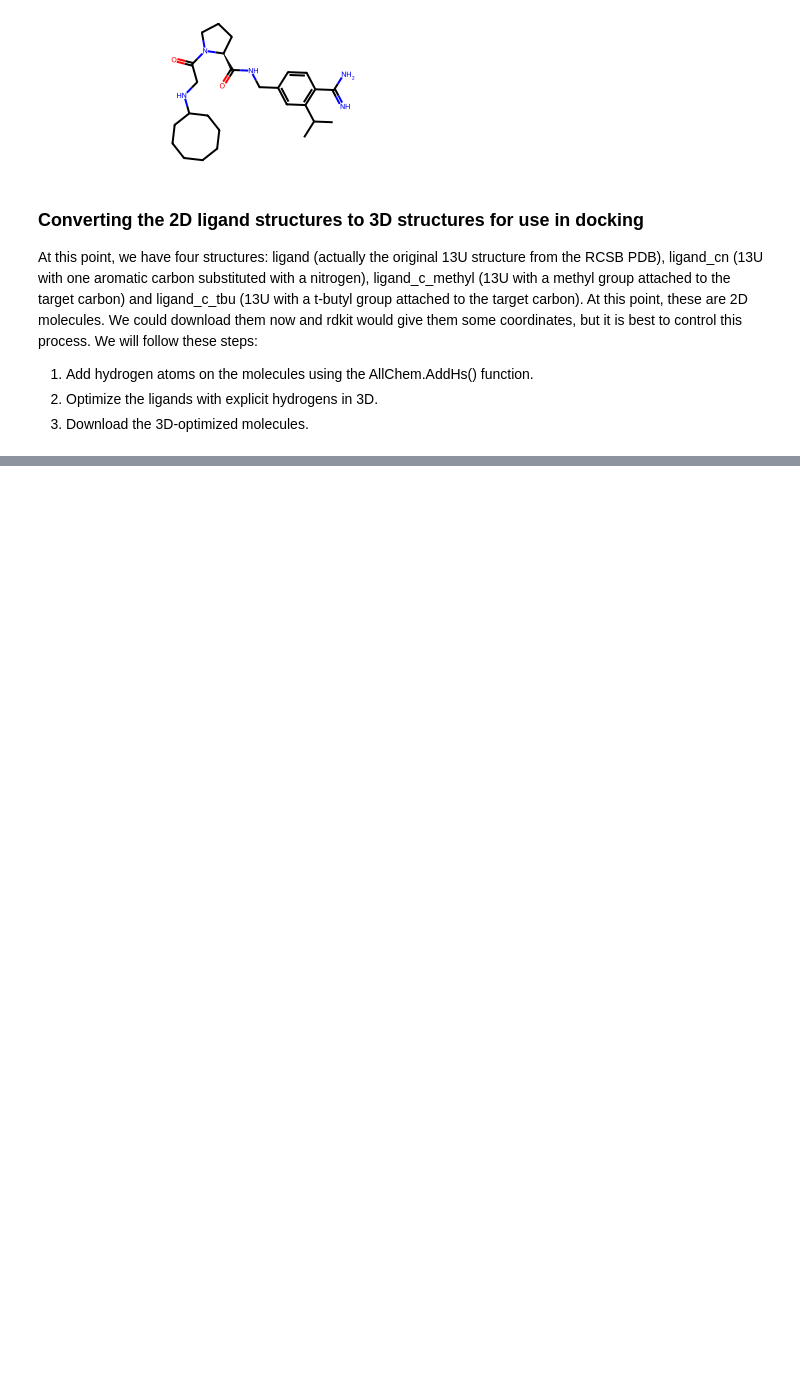
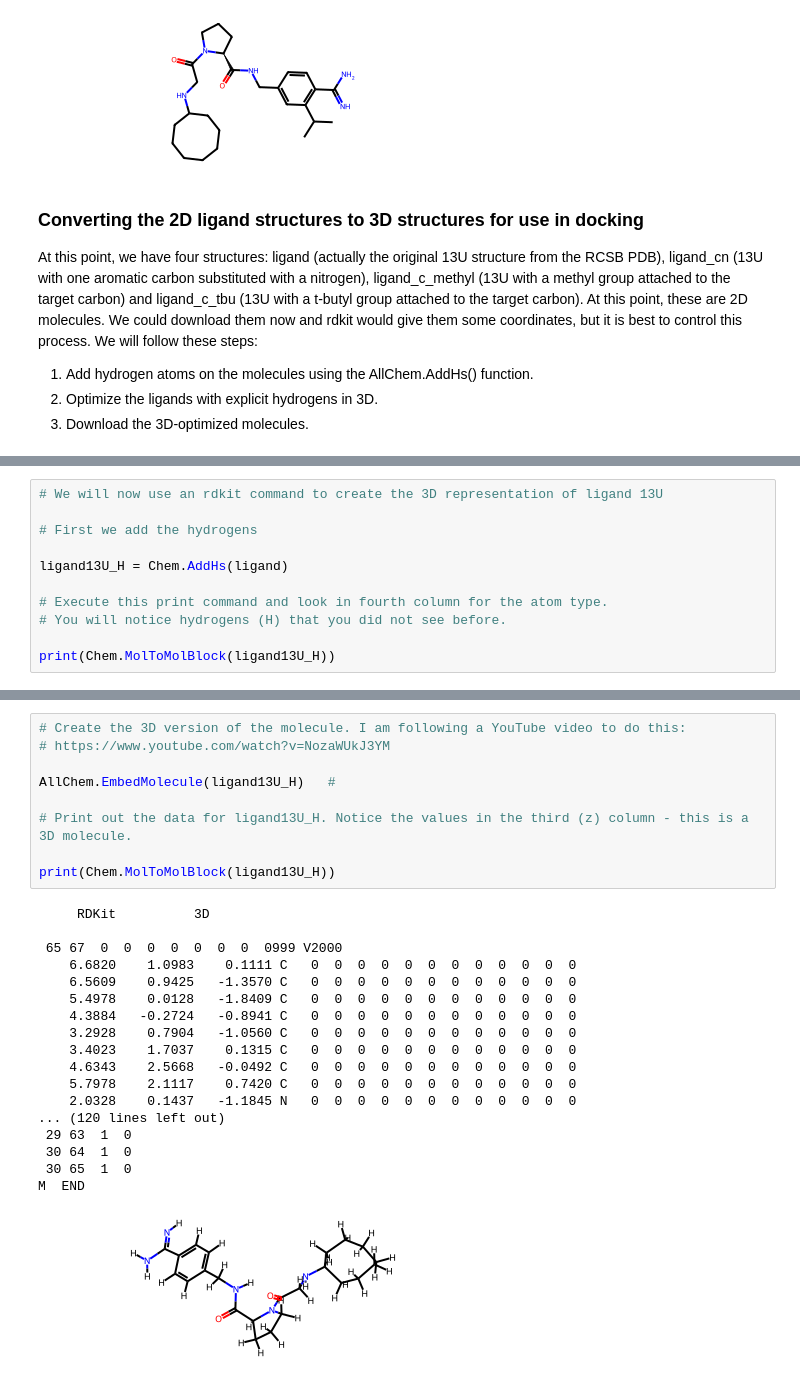
Before and after one commit to MolSSI-Education/python-scripting-biochemistry, a Jupyter notebook: biochemist-python/chapters/Modifying_Ligands_with_rdkit.ipynb, the cells around one changed output, grey strips where cells are left out. Saved outputs shown, nothing was run; the diff lists cells and outputs as text; blank space fills up the shorter version.

```diff
--- a/biochemist-python/chapters/Modifying_Ligands_with_rdkit.ipynb
+++ b/biochemist-python/chapters/Modifying_Ligands_with_rdkit.ipynb
@@ -151,0 +179,11 @@ At this point, we have four structures: ligand (actually the original 13U struct
+# %%
+# We will now use an rdkit command to create the 3D representation of ligand 13U
+
+# First we add the hydrogens
+
+ligand13U_H = Chem.AddHs(ligand)
+
+# Execute this print command and look in fourth column for the atom type.
+# You will notice hydrogens (H) that you did not see before.
+
+print(Chem.MolToMolBlock(ligand13U_H))
@@ -151,0 +208,28 @@ At this point, we have four structures: ligand (actually the original 13U struct
+# %%
+# Create the 3D version of the molecule. I am following a YouTube video to do this:
+# https://www.youtube.com/watch?v=NozaWUkJ3YM
+
+AllChem.EmbedMolecule(ligand13U_H)   #
+
+# Print out the data for ligand13U_H. Notice the values in the third (z) column - this is a 3D molecule.
+
+print(Chem.MolToMolBlock(ligand13U_H))
+# %% [output]
+     RDKit          3D
+
+ 65 67  0  0  0  0  0  0  0  0999 V2000
+    6.6820    1.0983    0.1111 C   0  0  0  0  0  0  0  0  0  0  0  0
+    6.5609    0.9425   -1.3570 C   0  0  0  0  0  0  0  0  0  0  0  0
+    5.4978    0.0128   -1.8409 C   0  0  0  0  0  0  0  0  0  0  0  0
+    4.3884   -0.2724   -0.8941 C   0  0  0  0  0  0  0  0  0  0  0  0
+    3.2928    0.7904   -1.0560 C   0  0  0  0  0  0  0  0  0  0  0  0
+    3.4023    1.7037    0.1315 C   0  0  0  0  0  0  0  0  0  0  0  0
+    4.6343    2.5668   -0.0492 C   0  0  0  0  0  0  0  0  0  0  0  0
+    5.7978    2.1117    0.7420 C   0  0  0  0  0  0  0  0  0  0  0  0
+    2.0328    0.1437   -1.1845 N   0  0  0  0  0  0  0  0  0  0  0  0
+... (120 lines left out)
+ 29 63  1  0
+ 30 64  1  0
+ 30 65  1  0
+M  END
+[figure, added]
```
Also changed, not shown: parts of 13 cells of this notebook.
